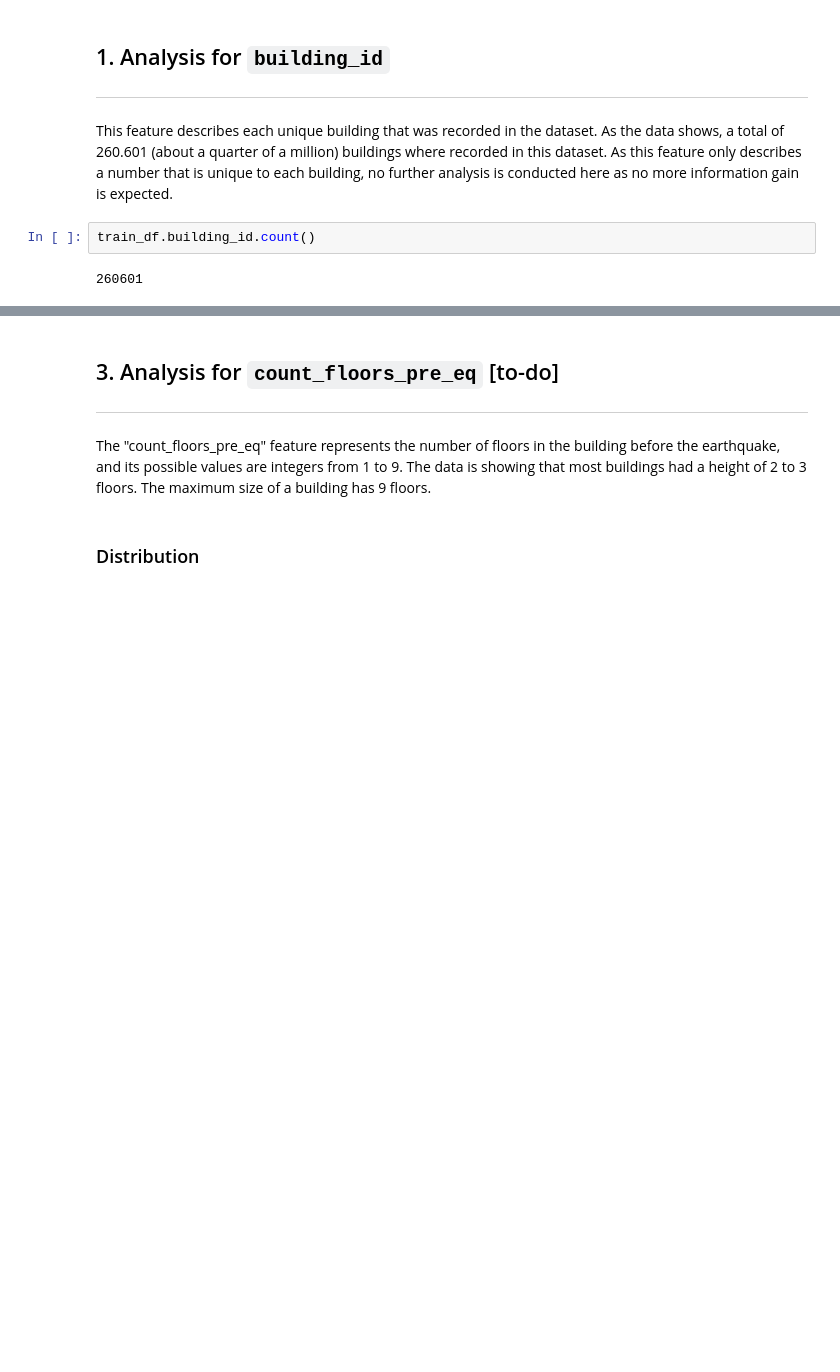
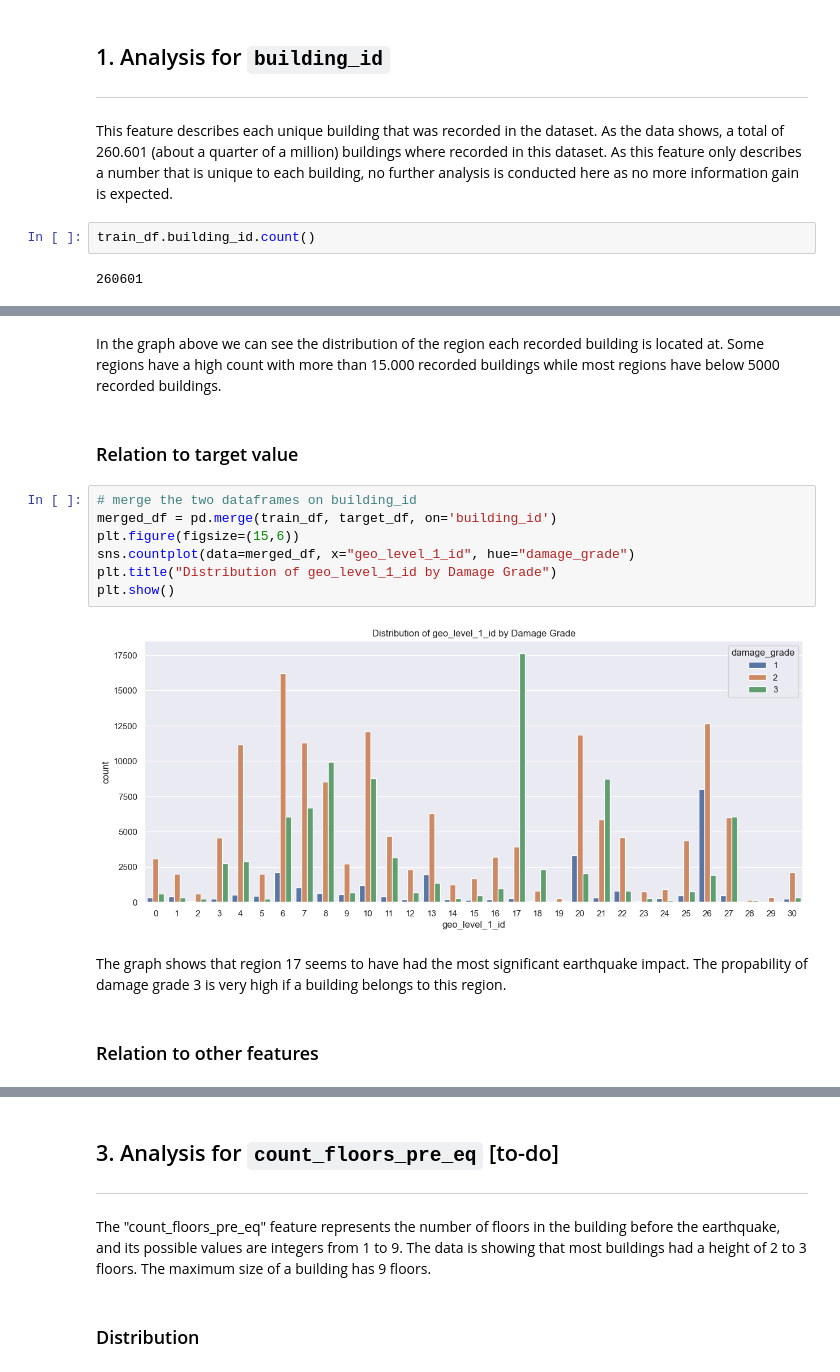
Before and after one commit to Sidies/-2015_Gorkha_earthquake_damage_prediction, a Jupyter notebook: notebooks/Exploration.ipynb, the cells around one changed output, grey strips where cells are left out. Saved outputs shown, nothing was run; the diff lists cells and outputs as text; blank space fills up the shorter version.

Commit message:
Fixing merge conflicts

```diff
--- a/notebooks/Exploration.ipynb
+++ b/notebooks/Exploration.ipynb
@@ -133,0 +177,17 @@ train_df.building_id.count()
+# %% [markdown]
+In the graph above we can see the distribution of the region each recorded building is located at. Some regions have a high count with more than 15.000 recorded buildings while most regions have below 5000 recorded buildings.
+# %% [markdown]
+### Relation to target value
+# %%
+# merge the two dataframes on building_id
+merged_df = pd.merge(train_df, target_df, on='building_id')
+plt.figure(figsize=(15,6))
+sns.countplot(data=merged_df, x="geo_level_1_id", hue="damage_grade")
+plt.title("Distribution of geo_level_1_id by Damage Grade")
+plt.show()
+# %% [output]
+[figure, added]
+# %% [markdown]
+The graph shows that region 17 seems to have had the most significant earthquake impact. The propability of damage grade 3 is very high if a building belongs to this region.
+# %% [markdown]
+### Relation to other features
```
Also changed, not shown: parts of 12 cells of this notebook.
